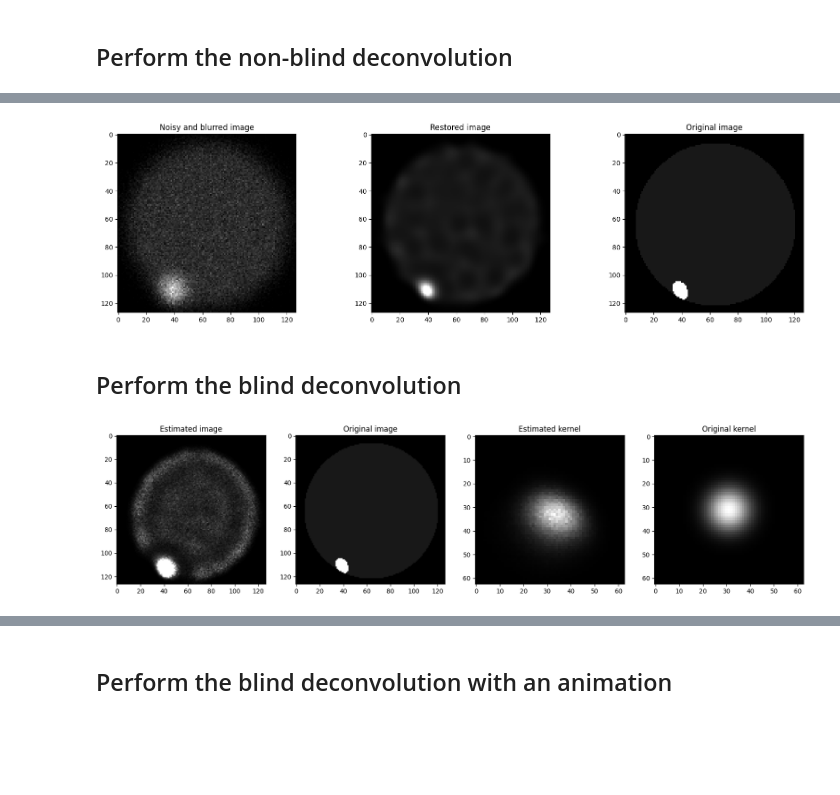
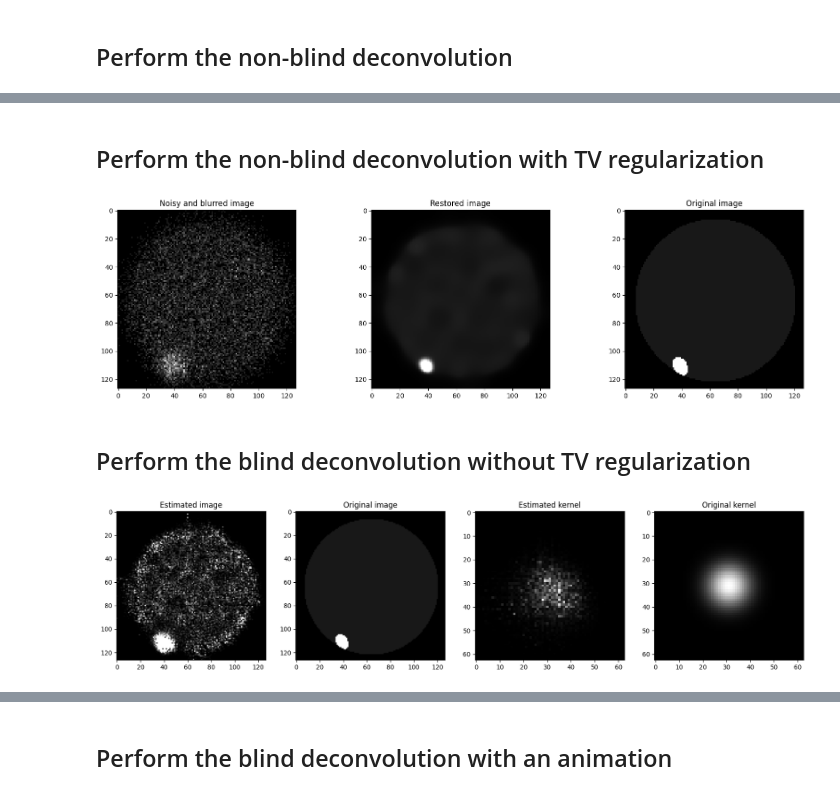
Before and after one commit to Tmodrzyk/richardson-lucy-python, a Jupyter notebook: greyscale.ipynb, the cells around one changed output, grey strips where cells are left out. Cells and saved outputs as stored; diff of their text form; code cells hidden in the pictures; blank space fills up the shorter version.

```diff
--- a/greyscale.ipynb
+++ b/greyscale.ipynb
@@ -17,7 +17,7 @@ device = "cuda"
 k_size = 63
 k_std = 6.0
 n_std = 0.1
-n_rate = 0.5
+n_rate = 0.05
 
 # Load the data
 ref = Image.open('img/img_88.png').convert('L')
@@ -45,7 +64,9 @@ plt.imshow(y[0, 0].detach().cpu().numpy(), cmap='gray')
+# %% [markdown]
+## Perform the non-blind deconvolution with TV regularization
 # %%
 x_0 = torch.ones_like(y)
 
-res = rl.richardson_lucy(y, x_0, k_ref, steps=50, clip=True, filter_epsilon=1e-6)
+res = rl.richardson_lucy(y, x_0, k_ref, steps=100, tv=True)
 
 plt.figure(figsize=(20, 5))
 
@@ -60,9 +81,9 @@ plt.imshow(ref[0, 0].detach().cpu().numpy(), cmap='gray')
 plt.title('Original image')
 plt.show()
 # %% [output]
-[figure, old version]
+[figure, new version]
 # %% [markdown]
-## Perform the blind deconvolution
+## Perform the blind deconvolution without TV regularization
 # %%
 # Different initializations for the image
 # x_0 = torch.ones_like(y)
@@ -72,34 +93,32 @@ x_0 = y
 # Different initializations for the kernel
 gaussianblur = blur.GaussianBlur(k_size, 6.0).to(device)
 
 # k_0 = gaussianblur.get_kernel().view(1, 1, k_size, k_size).to(device)
 k_0 = torch.ones_like(k_ref) / torch.sum(torch.ones_like(k_ref))
 # k_0 = k
 
 steps = 50
 k_steps = 1
 x_steps = 1
 
-filter_epsilon = 1e-12
-clip = True
 observation = y
 
-img_res, k_res = rl.blind_richardson_lucy(observation, x_0, k_0, steps=steps, x_steps=x_steps, k_steps=k_steps, clip=clip, filter_epsilon=filter_epsilon)
+img_res, k_res = rl.blind_richardson_lucy(observation, x_0, k_0, steps=steps, x_steps=x_steps, k_steps=k_steps)
 
 
 plt.figure(figsize=(20, 5))
 plt.subplot(1, 4, 1)
 plt.imshow(img_res[0, 0].detach().cpu().numpy(), cmap='gray')
 plt.title('Estimated image')
 plt.subplot(1, 4, 2)
 plt.imshow(ref[0, 0].detach().cpu().numpy(), cmap='gray')
 plt.title('Original image')
 plt.subplot(1, 4, 3)
 plt.imshow(k_res[0, 0].detach().cpu().numpy(), cmap='gray')
 plt.title('Estimated kernel')
 plt.subplot(1, 4, 4)
 plt.imshow(k_ref[0, 0].detach().cpu().numpy(), cmap='gray')
 plt.title('Original kernel')
 plt.show()
 # %% [output]
-[figure, old version]
+[figure, new version]
```
Also changed, not shown: parts of 5 cells of this notebook, 3 other files.
